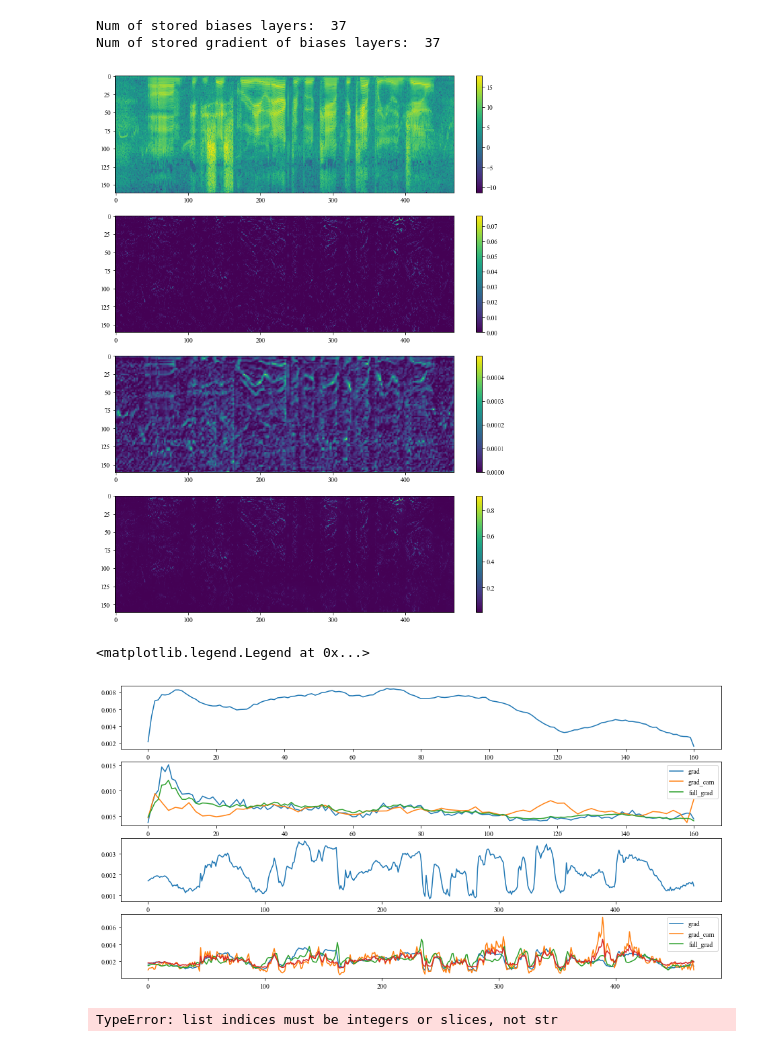
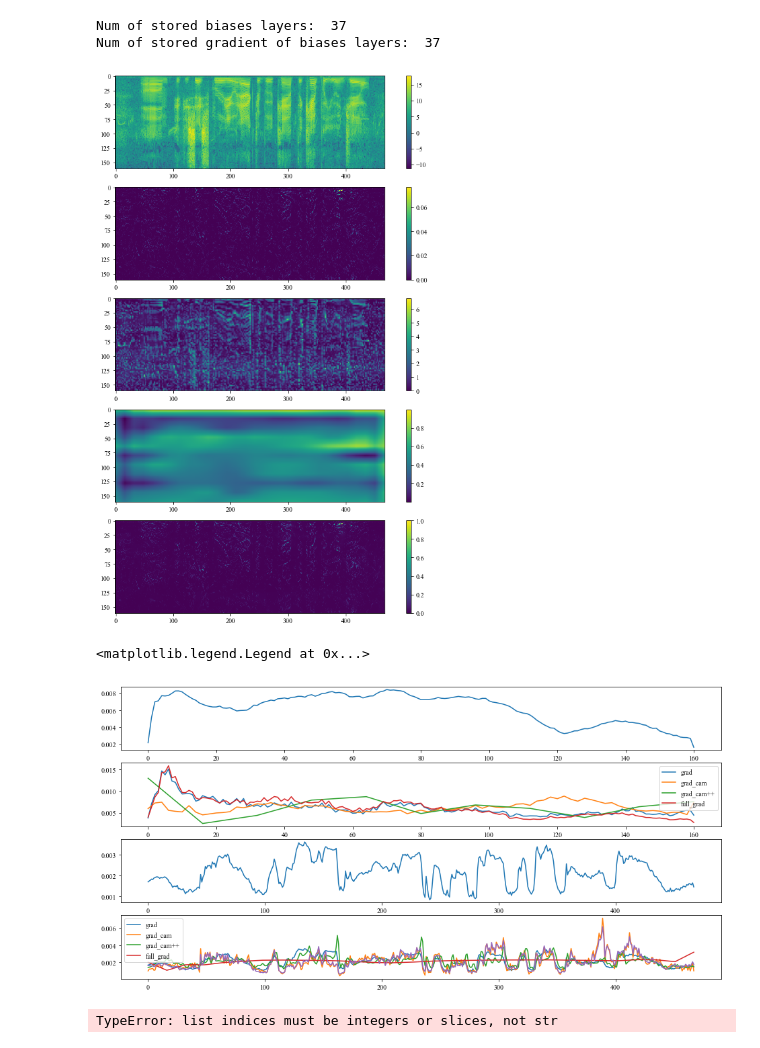
Before and after one commit to Wenhao-Yang/SpeakerVerifiaction-pytorch, a Jupyter notebook: Misc/hook_conv.ipynb, the cells around one changed output. Drawn from its saved outputs; the diff is of its cells as text; code cells hidden in the pictures.

```diff
--- a/Misc/hook_conv.ipynb
+++ b/Misc/hook_conv.ipynb
@@ -87,6 +87,8 @@ def _extract_layer_grad(module, in_grad, out_grad):
     out_layer_grad.append(out_grad[0])
 # %%
 cam_layers = ['conv1', 'layer1.2.conv2']
+cam_layers = ['conv1', 'layer1.2.conv2', 'layer3.5.conv2', 'layer4.2.conv2']
+
 bias_layers = []
 biases = []
 handlers = []
@@ -155,37 +157,54 @@ grad = x.grad.clamp_min(0)
 
 input_gradient = (x.grad * x).clamp_min(0)
 
-# cam
+# grad cam
 grad_cam = torch.zeros_like(x)
 L = len(cam_layers)
 assert len(out_layer_grad) == L, print(len(out_layer_grad))
 for i,l in enumerate(out_layer_grad):
 
     weight = out_layer_grad[i].mean(dim=(2, 3), keepdim=True)
+    weight /= weight.sum()
     feat = out_layer_feat[L-1-i]
 
     T = (feat * weight).sum(dim=1, keepdim=True).clamp_min(0)
     grad_cam += ups(T)
+
+
+# grad cam ++
+last_grad = out_layer_grad[0]
+last_feat = out_layer_feat[-1]
+first_derivative = logits[0].max().exp() * last_grad
+alpha = last_grad.pow(2) / (2 * last_grad.pow(2) + (last_grad.pow(3) * last_feat).sum(dim=(2, 3), keepdim=True))
+weight = alpha * (first_derivative.clamp_min_(0))
+weight = weight.sum(dim=(2, 3), keepdim=True)
+weight /= weight.sum()
+
+grad_cam_pp = (last_feat * weight).sum(dim=1, keepdim=True)
+grad_cam_pp -= grad_cam_pp.min()
+grad_cam_pp /= grad_cam_pp.max()
+
+grad_cam_pp = ups(grad_cam_pp)
 
 # full grad
 full_grad = input_gradient.clone()
 
 L = len(bias_layers)
 for i,l in enumerate(bias_layers):
-
     bias = biases[L-i-1]
     if len(bias.shape) == 1:
         bias = bias.reshape(1,-1,1,1)
-
     bias = bias.expand_as(out_feature_grads[i])
 
 #     bias_grad = (out_feature_grads[i]*bias).abs().sum(dim=1, keepdim=True)
     bias_grad = (out_feature_grads[i]*bias).clamp_min(0).mean(dim=1, keepdim=True)
 #     bias_grad /= bias_grad.max()
-
     full_grad += ups(bias_grad)
 
-vis_grad = [x, grad, grad_cam, full_grad]
+full_grad -= full_grad.min()
+full_grad /= full_grad.max()
+
+vis_grad = [x, grad, grad_cam, grad_cam_pp, full_grad]
 # %% [output]
 Num of stored biases layers:  37
 Num of stored gradient of biases layers:  37
@@ -198,35 +217,35 @@ for i in range(len(vis_grad)):
     im = ax.imshow(vis_grad[i].squeeze().detach().numpy().transpose()) #, norm=norm)
     plt.colorbar(im)  # 显示颜色标尺
 # %% [output]
-[figure, old version]
+[figure, new version]
 # %%
 def plot_grad(grad, axis):
     this_grad = grad.squeeze().detach().numpy().transpose().mean(axis=axis)
     this_grad /= this_grad.sum()
     plt.plot(this_grad)
 
 plt.figure(figsize=(16, 8))
 
 plt.subplot(4,1,1)
 plot_grad(vis_grad[0], 1)
 
 plt.subplot(4,1,2)
 for i in range(1, len(vis_grad)):
     plot_grad(vis_grad[i], 1)
 
-plt.legend(['grad', 'grad_cam', 'full_grad'])
+plt.legend(['grad', 'grad_cam', 'grad_cam++', 'full_grad'])
 
 plt.subplot(4,1,3)
 plot_grad(vis_grad[0], 0)
 
 plt.subplot(4,1,4)
 for i in range(len(vis_grad)):
     plot_grad(vis_grad[i], 0)
 
-plt.legend(['grad', 'grad_cam', 'full_grad'])
+plt.legend(['grad', 'grad_cam', 'grad_cam++', 'full_grad'])
 # %% [output]
 <matplotlib.legend.Legend at 0x...>
-[figure, old version]
+[figure, new version]
 # %%
 im = plt.imshow(in_feature_grads['Conv2d'].squeeze().numpy().transpose())
 plt.colorbar(im)  # 显示颜色标尺
```
